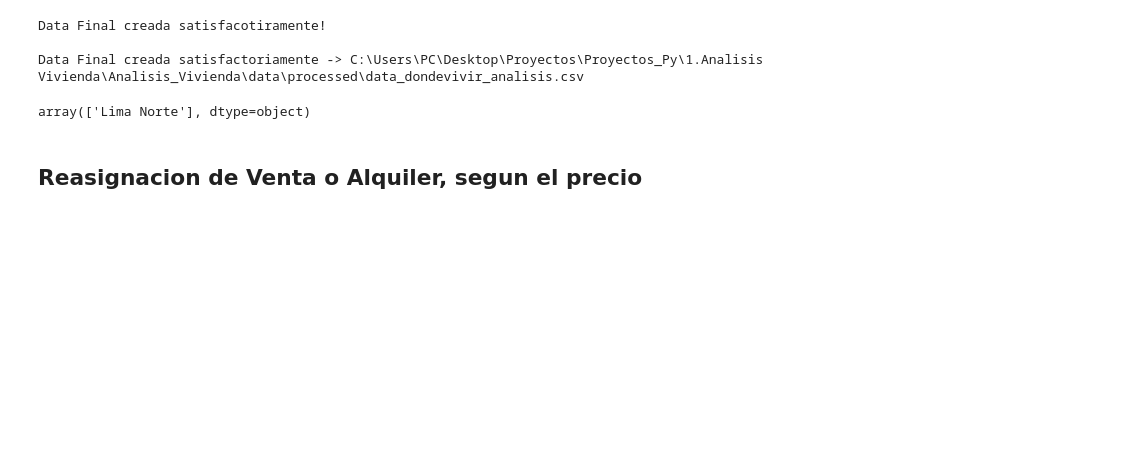
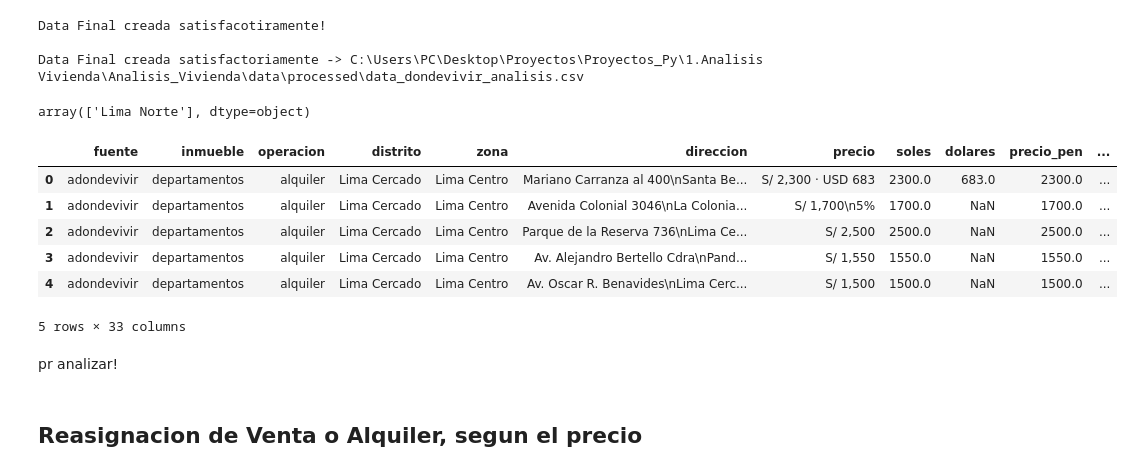
Before and after one commit to RH-007/Analisis_Vivienda, a Jupyter notebook: analysis/vivienda_process.ipynb, the cells around one changed output. Cells and saved outputs as stored; diff of their text form; code cells hidden in the pictures; blank space fills up the shorter version.

Commit message:
cambios finales

```diff
--- a/analysis/vivienda_process.ipynb
+++ b/analysis/vivienda_process.ipynb
@@ -600,6 +665,21 @@ Data Final creada satisfactoriamente -> C:\Users\PC\Desktop\Proyectos\Proyectos_
 data_analisis[data_analisis["distrito"]=="Independencia"]["zona"].unique()
 # %% [output]
 array(['Lima Norte'], dtype=object)
+# %%
+path_final_ = rf"C:\Users\PC\Desktop\Proyectos\Proyectos_Py\1.Analisis Vivienda\Analisis_Vivienda\data\processed\data_dondevivir_analisis.csv"
+data_final = pd.read_csv(path_final_, sep="|")
+
+data_final.head()
+# %% [output]
+|  | fuente | inmueble | operacion | distrito | zona | direccion | precio | soles | dolares | precio_pen | ... |
+| 0 | adondevivir | departamentos | alquiler | Lima Cercado | Lima Centro | Mariano Carranza al 400\nSanta Be... | S/ 2,300 · USD 683 | 2300.0 | 683.0 | 2300.0 | ... |
+| 1 | adondevivir | departamentos | alquiler | Lima Cercado | Lima Centro | Avenida Colonial 3046\nLa Colonia... | S/ 1,700\n5% | 1700.0 | NaN | 1700.0 | ... |
+| 2 | adondevivir | departamentos | alquiler | Lima Cercado | Lima Centro | Parque de la Reserva 736\nLima Ce... | S/ 2,500 | 2500.0 | NaN | 2500.0 | ... |
+| 3 | adondevivir | departamentos | alquiler | Lima Cercado | Lima Centro | Av. Alejandro Bertello Cdra\nPand... | S/ 1,550 | 1550.0 | NaN | 1550.0 | ... |
+| 4 | adondevivir | departamentos | alquiler | Lima Cercado | Lima Centro | Av. Oscar R. Benavides\nLima Cerc... | S/ 1,500 | 1500.0 | NaN | 1500.0 | ... |
+5 rows × 33 columns
+# %% [markdown]
+pr analizar!
 # %% [markdown]
 ## Reasignacion de Venta o Alquiler, segun el precio
 # %%
```
Also changed, not shown: parts of 17 cells of this notebook, 2 other files.
